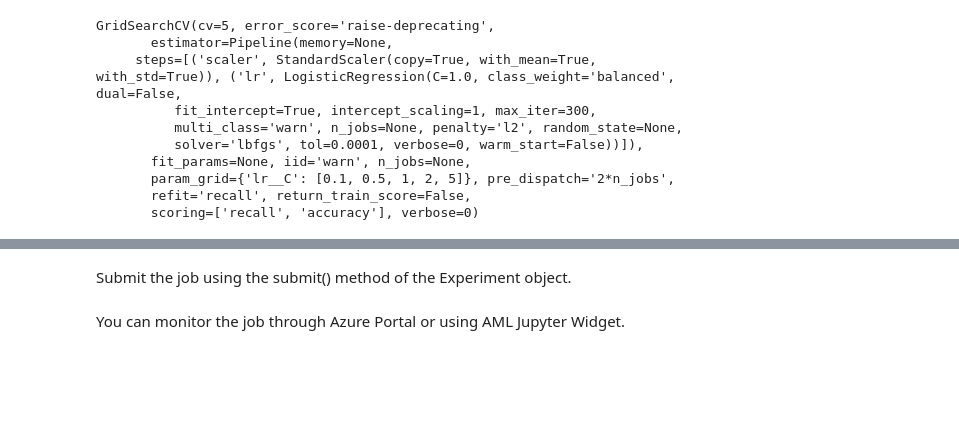
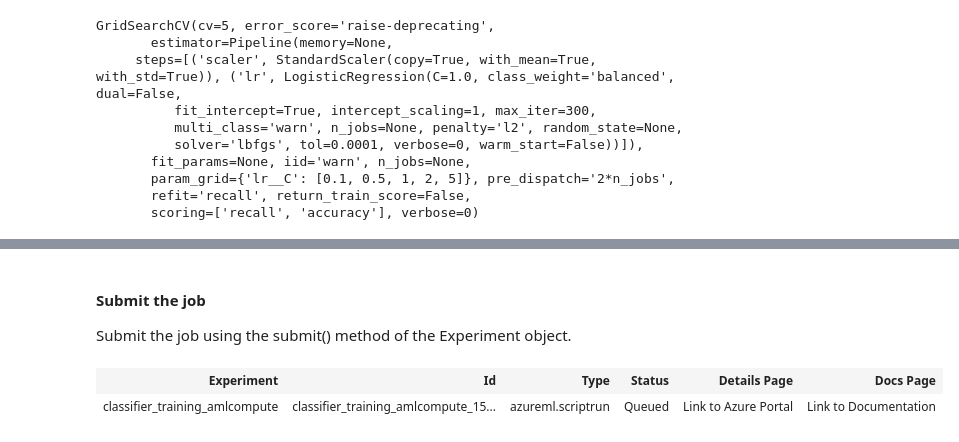
Before and after one commit to jakazmie/MTC_AzureAILabs, a Jupyter notebook: ML-AML-Walkthrough/01-Training/01-training.ipynb, the cells around one changed output, grey strips where cells are left out. Drawn from its saved outputs; the diff is of its cells as text; code cells hidden in the pictures; blank space fills up the shorter version.

```diff
--- a/ML-AML-Walkthrough/01-Training/01-training.ipynb
+++ b/ML-AML-Walkthrough/01-Training/01-training.ipynb
@@ -479,8 +456,8 @@ from azureml.train.estimator import Estimator
 
 script_params = {
     '--data-folder': ds.as_mount(),
-    '--training-set-percentage': 0.3,
-    '--C': 2
+    '--filename': 'banking_train.csv',
+    '--parameter-grid': [0.1, 0.5, 1, 2, 5]
 }
 
 est_config = Estimator(source_directory=script_folder,
@@ -489,17 +466,20 @@ est_config = Estimator(source_directory=script_folder,
                        entry_script='train.py',
                        conda_packages=['scikit-learn', 'pandas'])
 # %% [markdown]
+#### Submit the job
+
 Submit the job using the submit() method of the Experiment object.
 # %%
 #  Execute the estimator job
 #####################################
 
 # Create new experiment
 from azureml.core import Experiment
-experiment_name = "usedcars_training_amlcompute"
+experiment_name = "classifier_training_amlcompute"
 exp = Experiment(workspace=ws, name=experiment_name)
 
 run = exp.submit(config=est_config)
 run
+# %% [output]
+| Experiment | Id | Type | Status | Details Page | Docs Page |
+| classifier_training_amlcompute | classifier_training_amlcompute_15... | azureml.scriptrun | Queued | Link to Azure Portal | Link to Documentation |
-# %% [markdown]
-You can monitor the job through Azure Portal or using AML Jupyter Widget.
```
Also changed, not shown: parts of 37 cells of this notebook, 2 other files.
